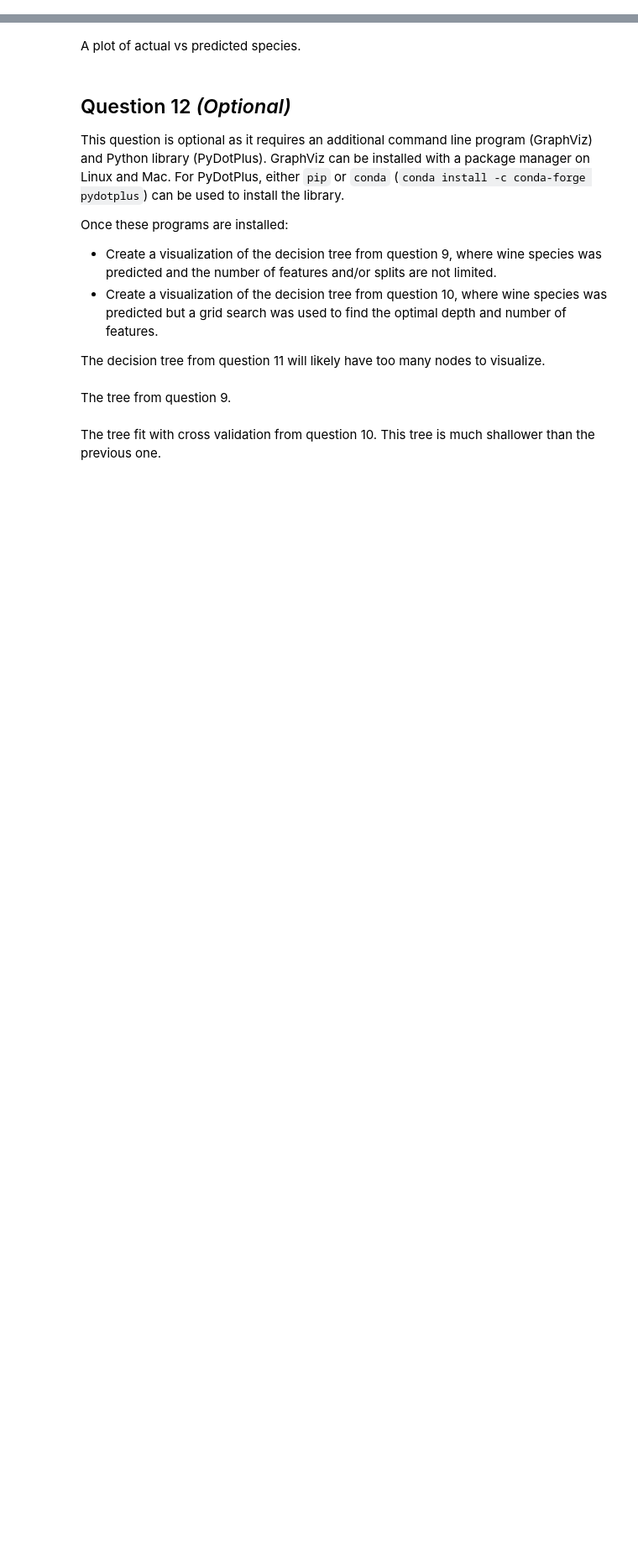
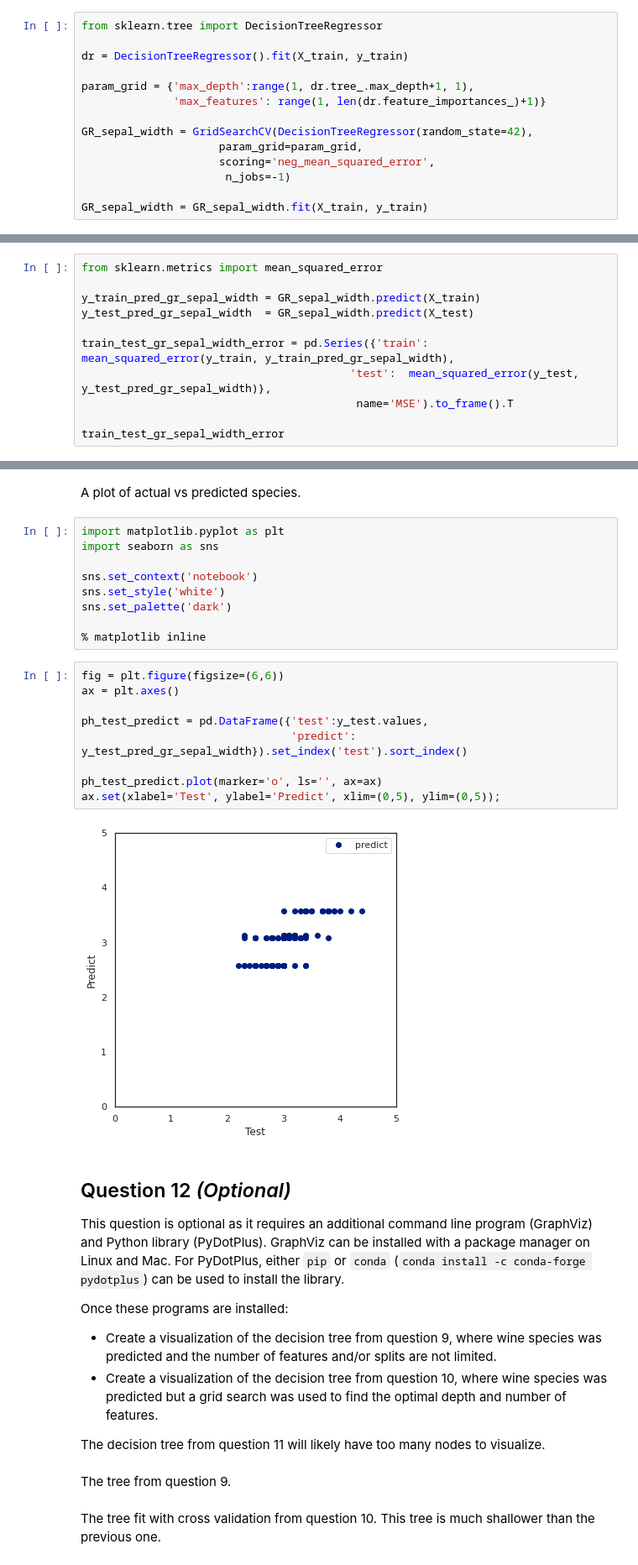
Before and after one commit to MosheMann5750/ML, a Jupyter notebook: Solutions/Week8_Decision_Trees_HW.ipynb, the cells around one changed output, grey strips where cells are left out. Shown at 84% size. Saved outputs shown, nothing was run; the diff lists cells and outputs as text; blank space fills up the shorter version.

```diff
--- a/Solutions/Week8_Decision_Trees_HW.ipynb
+++ b/Solutions/Week8_Decision_Trees_HW.ipynb
@@ -593,2 +603,16 @@ train_test_gr_error
+# %%
+from sklearn.tree import DecisionTreeRegressor
+
+dr = DecisionTreeRegressor().fit(X_train, y_train)
+
+param_grid = {'max_depth':range(1, dr.tree_.max_depth+1, 1),
+              'max_features': range(1, len(dr.feature_importances_)+1)}
+
+GR_sepal_width = GridSearchCV(DecisionTreeRegressor(random_state=42),
+                     param_grid=param_grid,
+                     scoring='neg_mean_squared_error',
+                      n_jobs=-1)
+
+GR_sepal_width = GR_sepal_width.fit(X_train, y_train)
 # %% [markdown]
 The number of nodes and the maximum depth of the tree. This tree has lots of nodes, which is not so surprising given the continuous iris_data.
@@ -595,2 +623,13 @@ The number of nodes and the maximum depth of the tree. This tree has lots of nod
 # %% [markdown]
 The error on train and test iris_data sets. Since this is continuous, we will use mean squared error.
+# %%
+from sklearn.metrics import mean_squared_error
+
+y_train_pred_gr_sepal_width = GR_sepal_width.predict(X_train)
+y_test_pred_gr_sepal_width  = GR_sepal_width.predict(X_test)
+
+train_test_gr_sepal_width_error = pd.Series({'train': mean_squared_error(y_train, y_train_pred_gr_sepal_width),
+                                         'test':  mean_squared_error(y_test, y_test_pred_gr_sepal_width)},
+                                          name='MSE').to_frame().T
+
+train_test_gr_sepal_width_error
@@ -597,5 +639,25 @@ The error on train and test iris_data sets. Since this is continuous, we will us
 # %% [markdown]
 A plot of actual vs predicted species.
+# %%
+import matplotlib.pyplot as plt
+import seaborn as sns
+
+sns.set_context('notebook')
+sns.set_style('white')
+sns.set_palette('dark')
+
+% matplotlib inline
+# %%
+fig = plt.figure(figsize=(6,6))
+ax = plt.axes()
+
+ph_test_predict = pd.DataFrame({'test':y_test.values,
+                                'predict': y_test_pred_gr_sepal_width}).set_index('test').sort_index()
+
+ph_test_predict.plot(marker='o', ls='', ax=ax)
+ax.set(xlabel='Test', ylabel='Predict', xlim=(0,5), ylim=(0,5));
+# %% [output]
+[figure, added]
 # %% [markdown]
 ## Question 12 *(Optional)*
 
```
Also changed, not shown: parts of 4 cells of this notebook.
